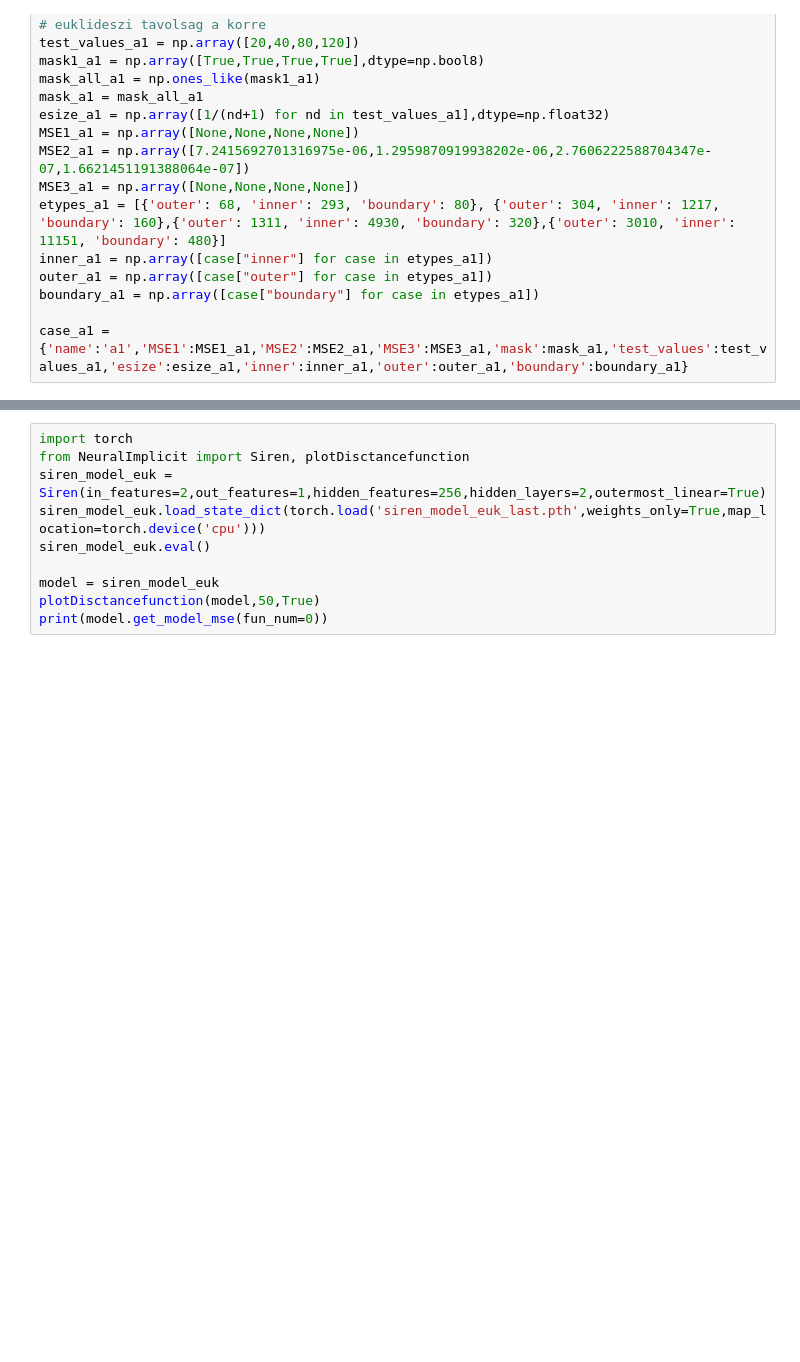
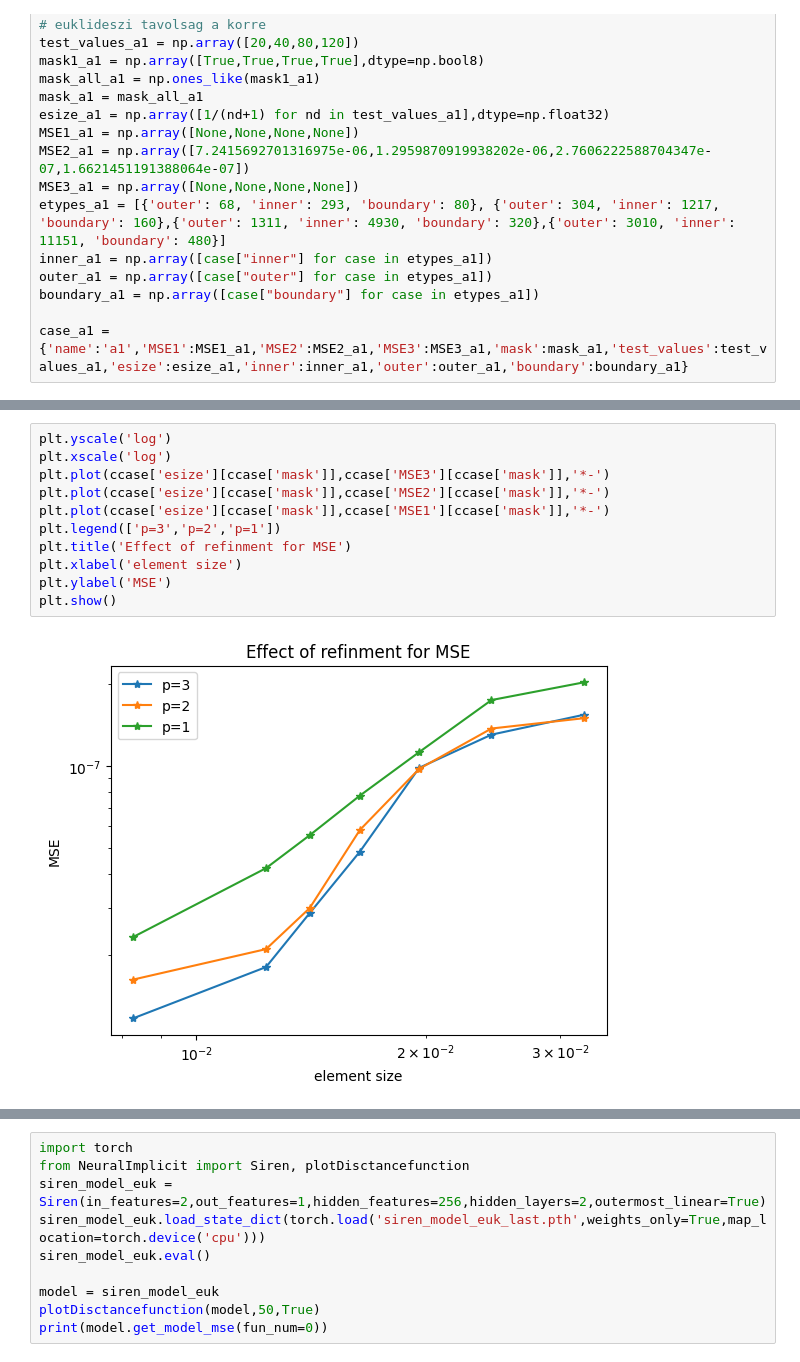
Before and after one commit to csgellert/NeuralIGA, a Jupyter notebook: Neural iga/visualize_results.ipynb, the cells around one changed output, grey strips where cells are left out. Drawn from its saved outputs; the diff is of its cells as text; blank space fills up the shorter version.

```diff
--- a/Neural iga/visualize_results.ipynb
+++ b/Neural iga/visualize_results.ipynb
@@ -114,0 +121,13 @@ plt.show()
+# %%
+plt.yscale('log')
+plt.xscale('log')
+plt.plot(ccase['esize'][ccase['mask']],ccase['MSE3'][ccase['mask']],'*-')
+plt.plot(ccase['esize'][ccase['mask']],ccase['MSE2'][ccase['mask']],'*-')
+plt.plot(ccase['esize'][ccase['mask']],ccase['MSE1'][ccase['mask']],'*-')
+plt.legend(['p=3','p=2','p=1'])
+plt.title('Effect of refinment for MSE')
+plt.xlabel('element size')
+plt.ylabel('MSE')
+plt.show()
+# %% [output]
+[figure, added]
```
Also changed, not shown: parts of 11 cells of this notebook, 5 other files.
